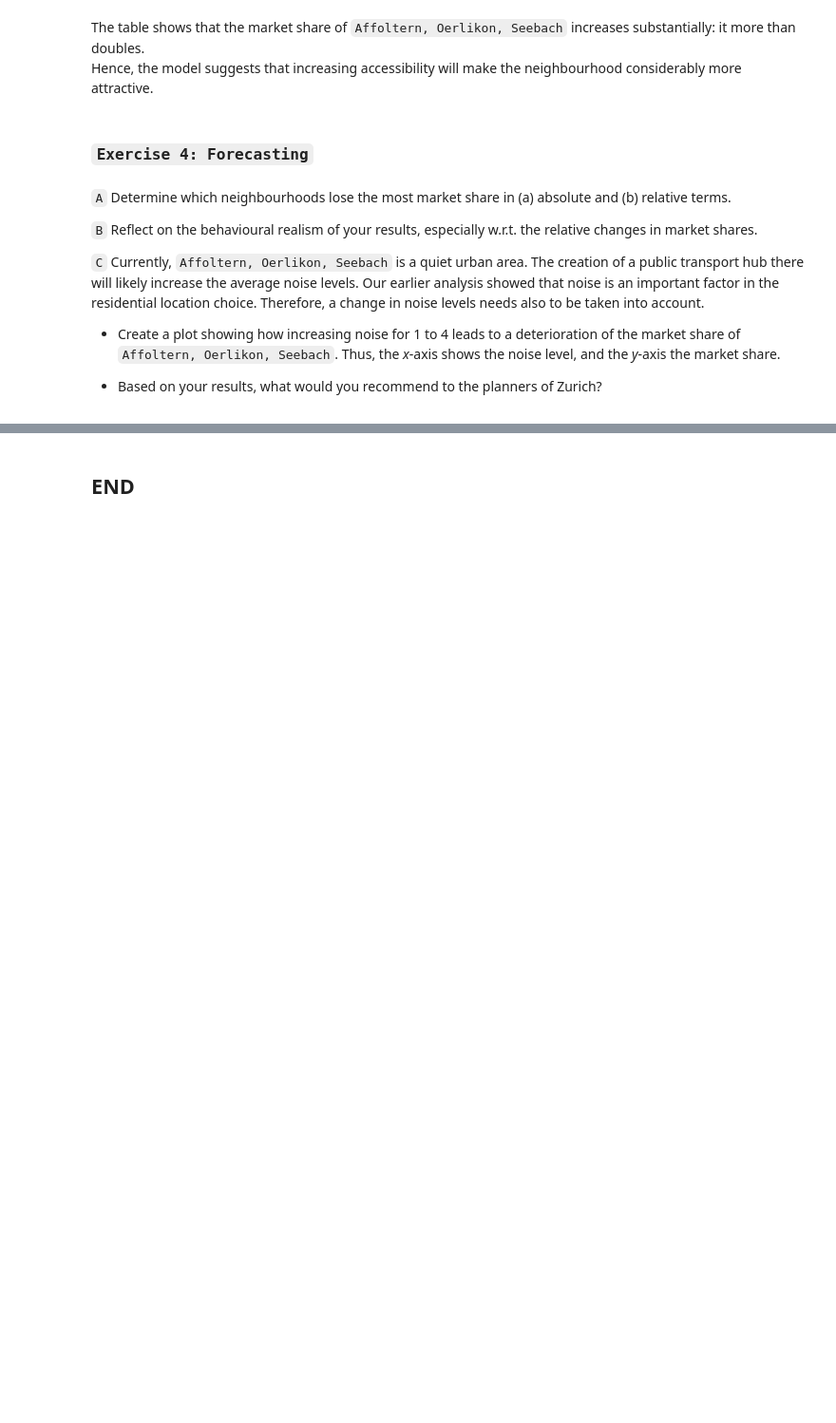
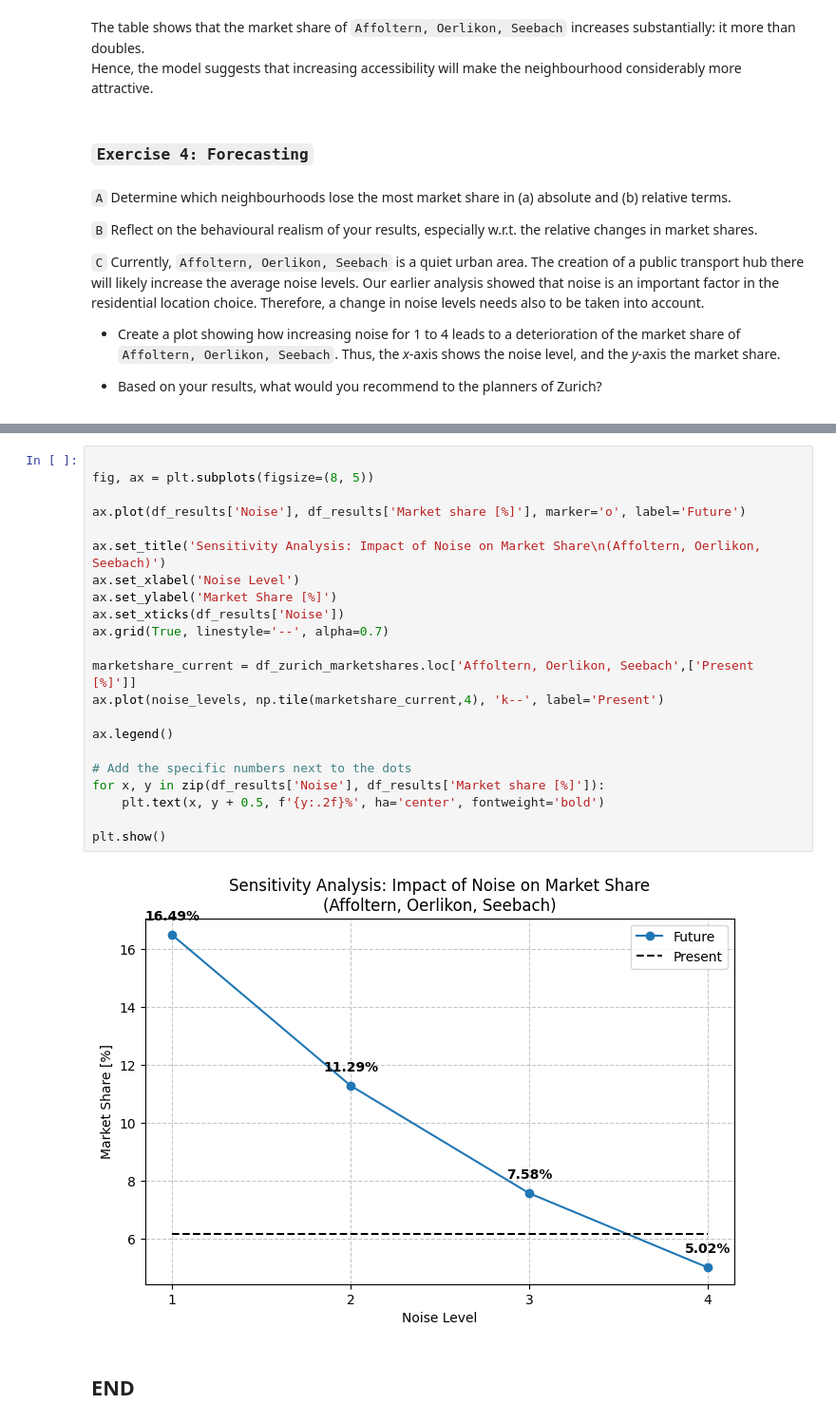
Before and after one commit to kschmoutziguer/Q2_2025, a Jupyter notebook: Lab_sessions/Lab_session_01/Lab_01A.ipynb, the cells around one changed output, grey strips where cells are left out. Shown at 95% size. Drawn from its saved outputs; the diff is of its cells as text; blank space fills up the shorter version.

```diff
--- a/Lab_sessions/Lab_session_01/Lab_01A.ipynb
+++ b/Lab_sessions/Lab_session_01/Lab_01A.ipynb
@@ -728,2 +766,26 @@ for item in list_of_loss:
+# %%
+
+fig, ax = plt.subplots(figsize=(8, 5))
+
+ax.plot(df_results['Noise'], df_results['Market share [%]'], marker='o', label='Future')
+
+ax.set_title('Sensitivity Analysis: Impact of Noise on Market Share\n(Affoltern, Oerlikon, Seebach)')
+ax.set_xlabel('Noise Level')
+ax.set_ylabel('Market Share [%]')
+ax.set_xticks(df_results['Noise'])
+ax.grid(True, linestyle='--', alpha=0.7)
+
+marketshare_current = df_zurich_marketshares.loc['Affoltern, Oerlikon, Seebach',['Present [%]']]
+ax.plot(noise_levels, np.tile(marketshare_current,4), 'k--', label='Present')
+
+ax.legend()
+
+# Add the specific numbers next to the dots
+for x, y in zip(df_results['Noise'], df_results['Market share [%]']):
+    plt.text(x, y + 0.5, f'{y:.2f}%', ha='center', fontweight='bold')
+
+plt.show()
+# %% [output]
+[figure, added]
 # %% [markdown]
 ## END
```
Also changed, not shown: parts of 9 cells of this notebook, 2 other files.
